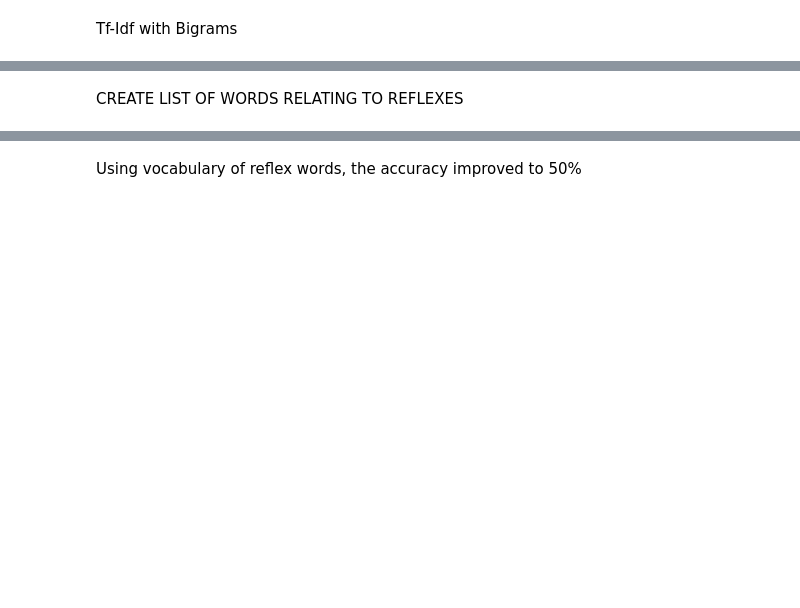
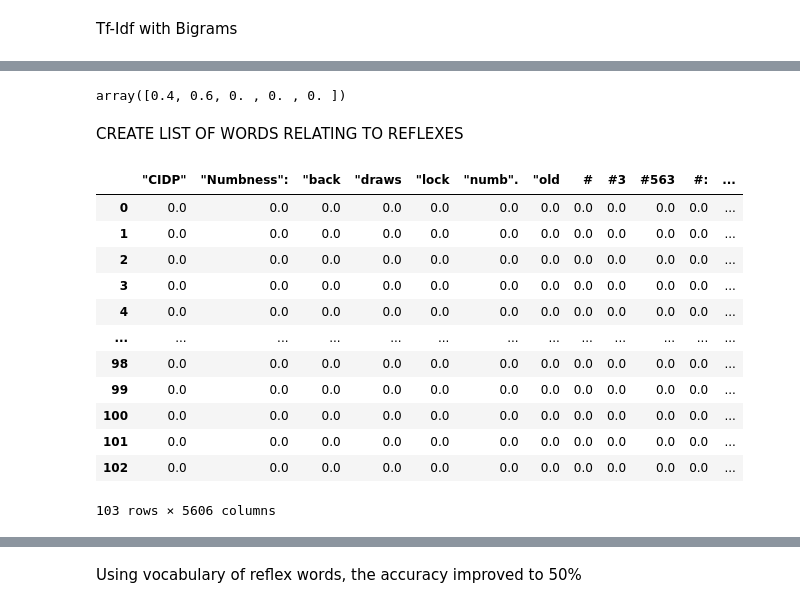
Before and after one commit to kerryqliu/stats170, a Jupyter notebook: tfidftesting.ipynb, the cells around one changed output, grey strips where cells are left out. Cells and saved outputs as stored; diff of their text form; code cells hidden in the pictures; blank space fills up the shorter version.

```diff
--- a/tfidftesting.ipynb
+++ b/tfidftesting.ipynb
@@ -188,6 +213,11 @@ Prediction time (test): 0.005s
 
 Train set score: 0.9902912621359223
 Test set score: 0.3333333333333333
+# %%
+y_pred2 = model2.predict(features_test2)
+f1_score(labels_test2, y_pred2, average=None)
+# %% [output]
+array([0.4, 0.6, 0. , 0. , 0. ])
 # %% [markdown]
 CREATE LIST OF WORDS RELATING TO REFLEXES
 # %%
@@ -204,6 +243,23 @@ features_train3, features_test3, labels_train3, labels_test3 = train_test_split(
 vectorizer3 = TfidfVectorizer(stop_words='english', ngram_range = (1,2), vocabulary = reflex_words)
 features_train3 = vectorizer3.fit_transform(features_train3)
 features_test3 = vectorizer3.transform(features_test3)
+# %%
+vocab = vectorizer3.get_feature_names()
+pd.DataFrame(data=features_train3.toarray(), columns=vocab)
+# %% [output]
+|  | "CIDP" | "Numbness": | "back | "draws | "lock | "numb". | "old | # | #3 | #563 | #: | ... |
+| 0 | 0.0 | 0.0 | 0.0 | 0.0 | 0.0 | 0.0 | 0.0 | 0.0 | 0.0 | 0.0 | 0.0 | ... |
+| 1 | 0.0 | 0.0 | 0.0 | 0.0 | 0.0 | 0.0 | 0.0 | 0.0 | 0.0 | 0.0 | 0.0 | ... |
+| 2 | 0.0 | 0.0 | 0.0 | 0.0 | 0.0 | 0.0 | 0.0 | 0.0 | 0.0 | 0.0 | 0.0 | ... |
+| 3 | 0.0 | 0.0 | 0.0 | 0.0 | 0.0 | 0.0 | 0.0 | 0.0 | 0.0 | 0.0 | 0.0 | ... |
+| 4 | 0.0 | 0.0 | 0.0 | 0.0 | 0.0 | 0.0 | 0.0 | 0.0 | 0.0 | 0.0 | 0.0 | ... |
+| ... | ... | ... | ... | ... | ... | ... | ... | ... | ... | ... | ... | ... |
+| 98 | 0.0 | 0.0 | 0.0 | 0.0 | 0.0 | 0.0 | 0.0 | 0.0 | 0.0 | 0.0 | 0.0 | ... |
+| 99 | 0.0 | 0.0 | 0.0 | 0.0 | 0.0 | 0.0 | 0.0 | 0.0 | 0.0 | 0.0 | 0.0 | ... |
+| 100 | 0.0 | 0.0 | 0.0 | 0.0 | 0.0 | 0.0 | 0.0 | 0.0 | 0.0 | 0.0 | 0.0 | ... |
+| 101 | 0.0 | 0.0 | 0.0 | 0.0 | 0.0 | 0.0 | 0.0 | 0.0 | 0.0 | 0.0 | 0.0 | ... |
+| 102 | 0.0 | 0.0 | 0.0 | 0.0 | 0.0 | 0.0 | 0.0 | 0.0 | 0.0 | 0.0 | 0.0 | ... |
+103 rows × 5606 columns
 # %%
 from sklearn.feature_selection import SelectPercentile, f_classif
 selector3 = SelectPercentile(f_classif, percentile=10)
```
Also changed, not shown: parts of 10 cells of this notebook.
